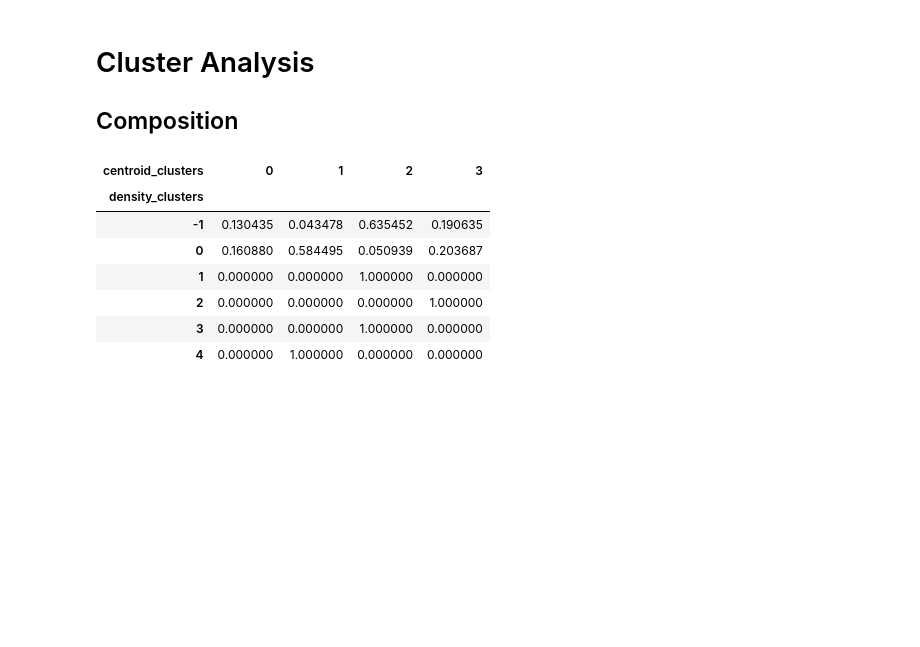
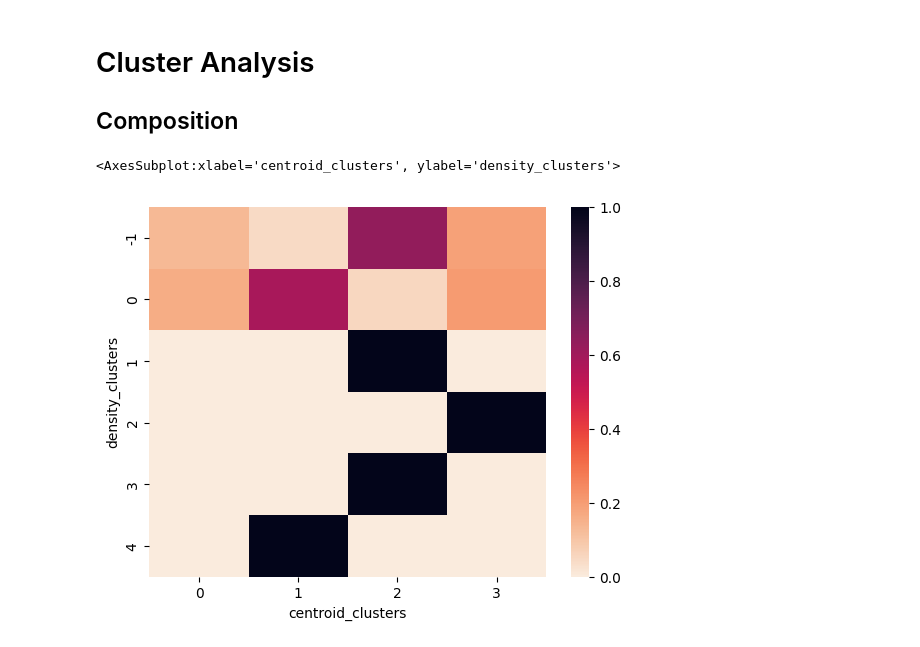
Before and after one commit to franciscogmm/scheduling-platform-segmentation, a Jupyter notebook: notebooks/segmentation_high_level.ipynb, the cells around one changed output. Cells and saved outputs as stored; diff of their text form; code cells hidden in the pictures; blank space fills up the shorter version.

Commit message:
charts

```diff
--- a/notebooks/segmentation_high_level.ipynb
+++ b/notebooks/segmentation_high_level.ipynb
@@ -370,21 +370,16 @@ pdf_clustered.head()
 # %%
 pdf_cluster_composition = pdf_clustered.groupby(['centroid_clusters', 'density_clusters']).agg(
     cnt_users=('user_id', 'nunique')
 )
 pdf_cluster_composition['cohort_size'] = pdf_cluster_composition.groupby('density_clusters')['cnt_users'].transform(
     'sum'
 )
 pdf_cluster_composition['pct_of_cluster'] = pdf_cluster_composition['cnt_users'] / pdf_cluster_composition['cohort_size']
-pdf_cluster_composition.unstack('centroid_clusters', fill_value=0)['pct_of_cluster']
+cmap = sns.cm.rocket_r
+sns.heatmap(pdf_cluster_composition.unstack('centroid_clusters', fill_value=0)['pct_of_cluster'], cmap=cmap)
 # %% [output]
-| centroid_clusters | 0 | 1 | 2 | 3 |
-| density_clusters |  |  |  |  |
-| -1 | 0.130435 | 0.043478 | 0.635452 | 0.190635 |
-| 0 | 0.160880 | 0.584495 | 0.050939 | 0.203687 |
-| 1 | 0.000000 | 0.000000 | 1.000000 | 0.000000 |
-| 2 | 0.000000 | 0.000000 | 0.000000 | 1.000000 |
-| 3 | 0.000000 | 0.000000 | 1.000000 | 0.000000 |
-| 4 | 0.000000 | 1.000000 | 0.000000 | 0.000000 |
+<AxesSubplot:xlabel='centroid_clusters', ylabel='density_clusters'>
+[figure, added]
 # %%
 pdf_cluster_composition = pdf_clustered.groupby(['centroid_clusters', 'wtd_rfm']).agg(
     cnt_users=('user_id', 'nunique')
```
Also changed, not shown: parts of 5 cells of this notebook.
